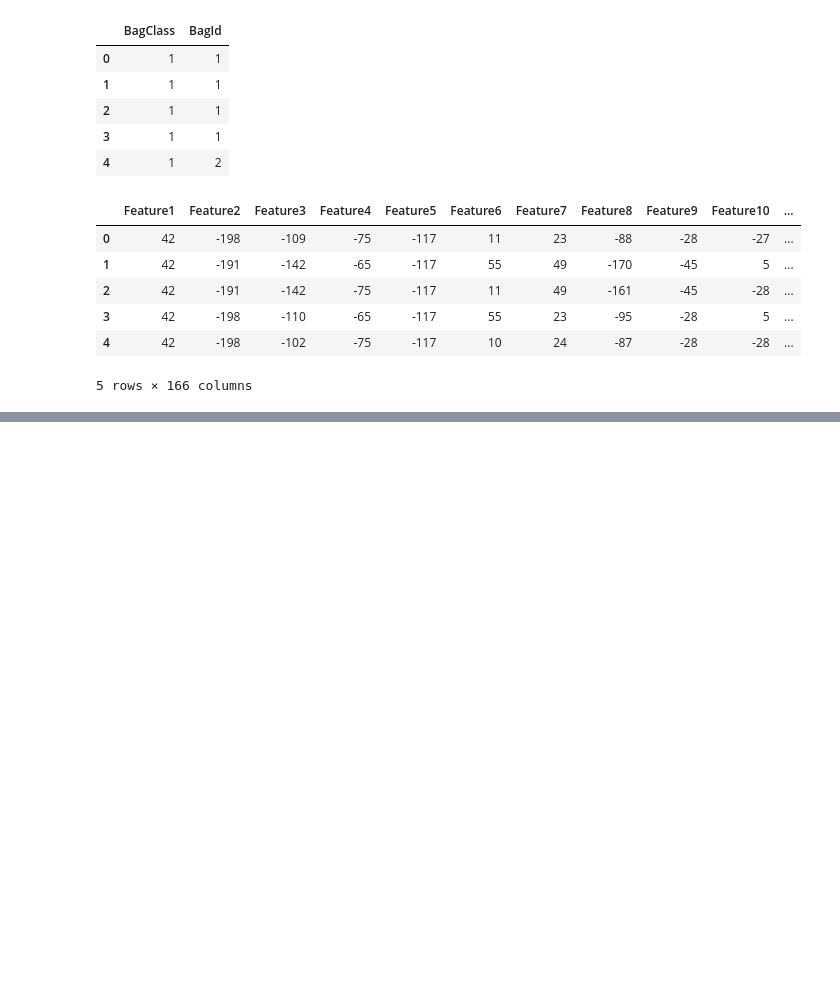
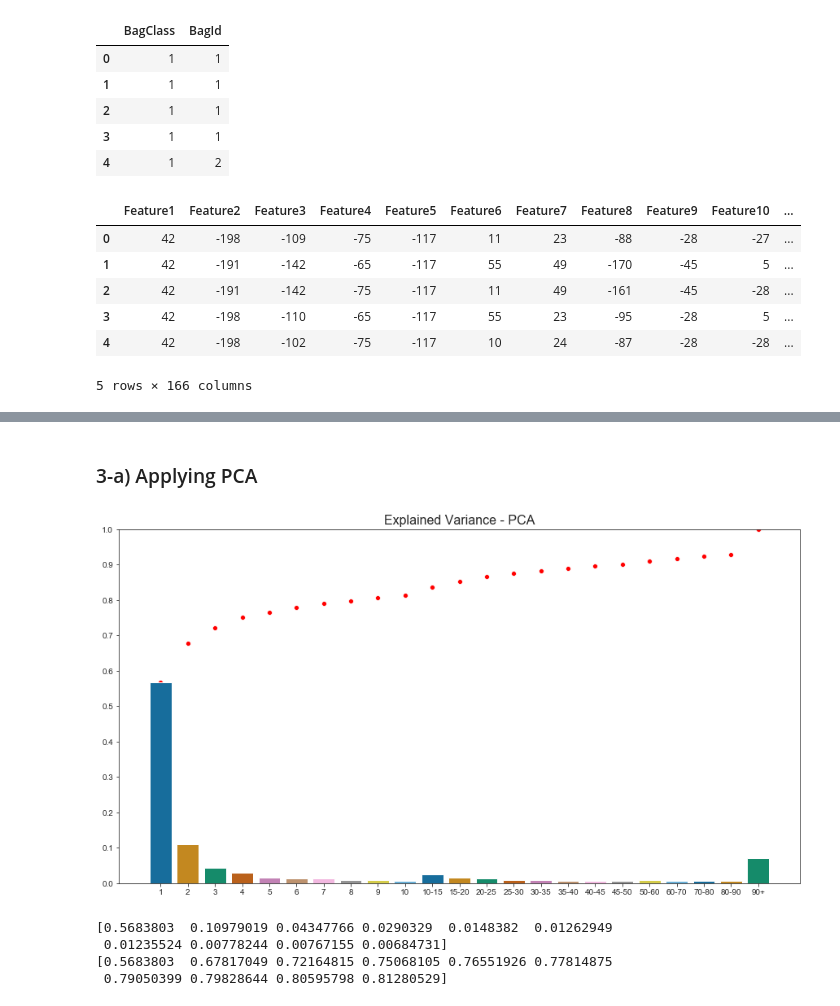
Before and after one commit to BU-IE-582/fall19-sarikayamerts, a Jupyter notebook: hw2/Assignment2.ipynb, the cells around one changed output, grey strips where cells are left out. Drawn from its saved outputs; the diff is of its cells as text; code cells hidden in the pictures; blank space fills up the shorter version.

```diff
--- a/hw2/Assignment2.ipynb
+++ b/hw2/Assignment2.ipynb
@@ -152,6 +132,8 @@ gray_im = rgb2gray(noisy_im)
 # %%
+# Creating batches
+
 vectors = list()
-for i in range(100-25):
-  for j in range(100-25):
+for i in range(256-25):
+  for j in range(256-25):
     vectors.append(gray_im[i:i+25, j:j+25].reshape(-1))
 vectors = pd.DataFrame(vectors)
@@ -178,0 +140,31 @@ vectors
+# %% [markdown]
+### 3-a) Applying PCA
+# %%
+pca = PCA(n_components=625)
+pca.fit(vectors)
+
+ranges = [*[i+1 for i in range(10)],
+          *[5*i for i in range(3, 10)],
+          *[10*i for i in range(5, 10)]]
+y1 = [sum(i) for i in np.split(pca.explained_variance_ratio_, ranges)]
+x = ['1',
+     *[str(j) if i-j == -1 else '{}-{}'.format(i, j) for i,j in zip(ranges, ranges[1:])],
+     '{}+'.format(max(ranges))]
+sns.barplot(x=x, y=y1, palette="colorblind")
+sns.scatterplot(x=x, y=np.cumsum(y1), color='red')
+
+sns.set_style("ticks", {"xtick.major.size": 8, "ytick.major.size": 8})
+plt.title('Explained Variance - PCA', size=16)
+plt.ylim(0,1)
+plt.yticks(np.arange(0, 1.1, step=0.1))
+plt.show()
+# %% [output]
+[figure, added]
+# %%
+print(pca.explained_variance_ratio_[:10])
+print(np.cumsum(pca.explained_variance_ratio_[:10]))
+# %% [output]
+[0.5683803  0.10979019 0.04347766 0.0290329  0.0148382  0.01262949
+ 0.01235524 0.00778244 0.00767155 0.00684731]
+[0.5683803  0.67817049 0.72164815 0.75068105 0.76551926 0.77814875
+ 0.79050399 0.79828644 0.80595798 0.81280529]
```
Also changed, not shown: parts of 25 cells of this notebook.
